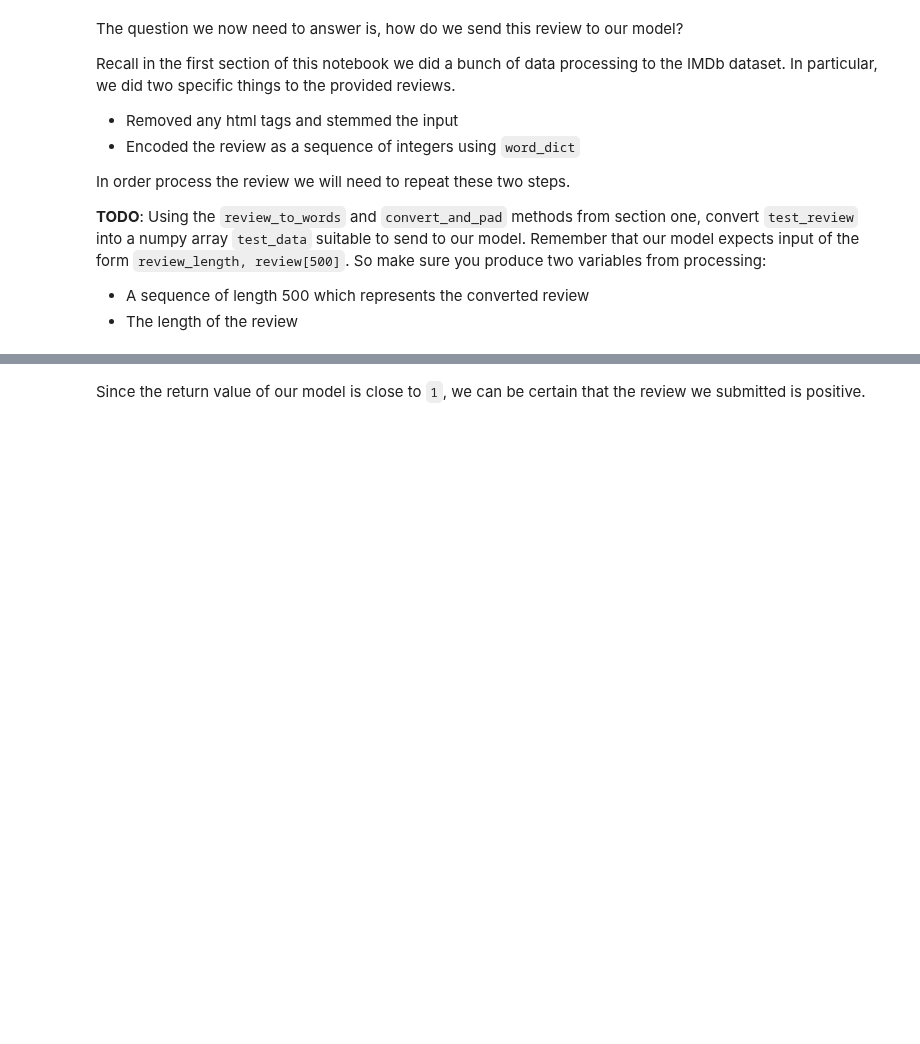
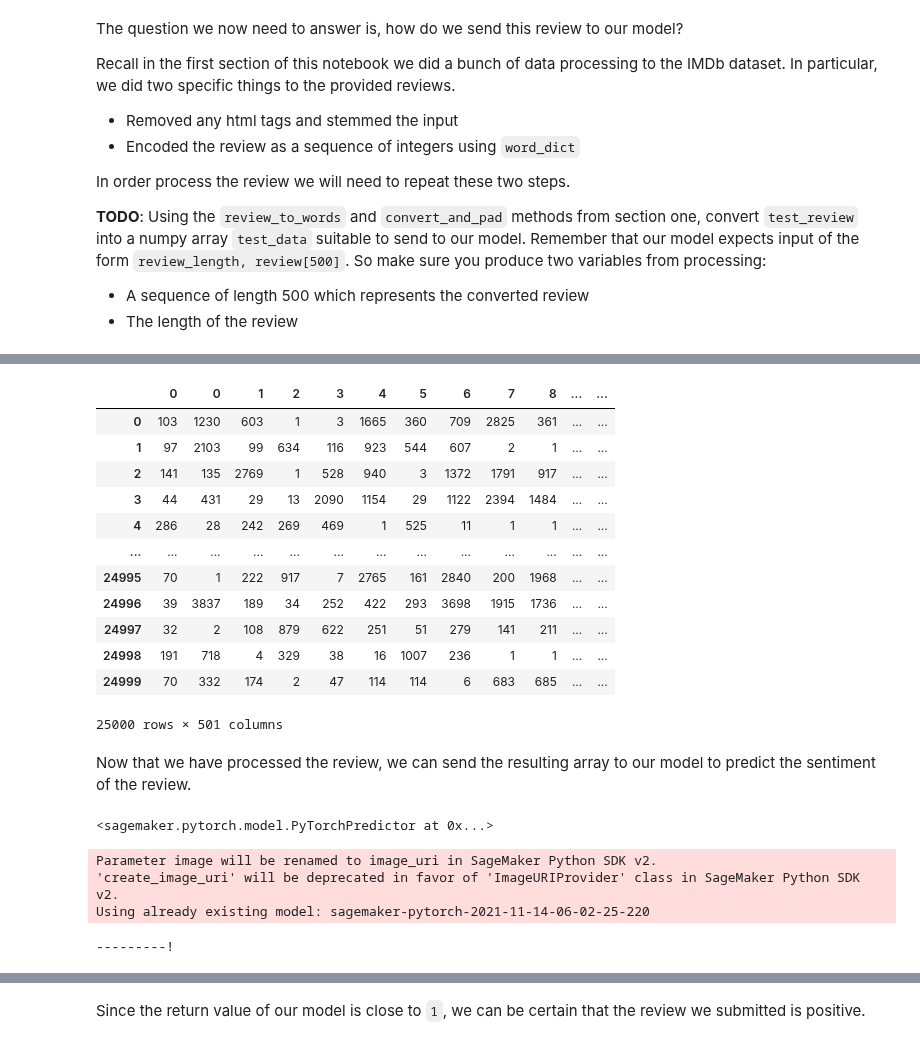
Before and after one commit to engrkassar/3.MLND_Machine_Learning_in_Production, a Jupyter notebook: Project/SageMaker Project Solution.ipynb, the cells around one changed output, grey strips where cells are left out. Drawn from its saved outputs; the diff is of its cells as text; code cells hidden in the pictures; blank space fills up the shorter version.

Commit message:
Review1

```diff
--- a/Project/SageMaker Project Solution.ipynb
+++ b/Project/SageMaker Project Solution.ipynb
@@ -673,0 +695,29 @@ test_data
+# %%
+test_X
+# %% [output]
+|  | 0 | 0 | 1 | 2 | 3 | 4 | 5 | 6 | 7 | 8 | ... | ... |
+| 0 | 103 | 1230 | 603 | 1 | 3 | 1665 | 360 | 709 | 2825 | 361 | ... | ... |
+| 1 | 97 | 2103 | 99 | 634 | 116 | 923 | 544 | 607 | 2 | 1 | ... | ... |
+| 2 | 141 | 135 | 2769 | 1 | 528 | 940 | 3 | 1372 | 1791 | 917 | ... | ... |
+| 3 | 44 | 431 | 29 | 13 | 2090 | 1154 | 29 | 1122 | 2394 | 1484 | ... | ... |
+| 4 | 286 | 28 | 242 | 269 | 469 | 1 | 525 | 11 | 1 | 1 | ... | ... |
+| ... | ... | ... | ... | ... | ... | ... | ... | ... | ... | ... | ... | ... |
+| 24995 | 70 | 1 | 222 | 917 | 7 | 2765 | 161 | 2840 | 200 | 1968 | ... | ... |
+| 24996 | 39 | 3837 | 189 | 34 | 252 | 422 | 293 | 3698 | 1915 | 1736 | ... | ... |
+| 24997 | 32 | 2 | 108 | 879 | 622 | 251 | 51 | 279 | 141 | 211 | ... | ... |
+| 24998 | 191 | 718 | 4 | 329 | 38 | 16 | 1007 | 236 | 1 | 1 | ... | ... |
+| 24999 | 70 | 332 | 174 | 2 | 47 | 114 | 114 | 6 | 683 | 685 | ... | ... |
+25000 rows × 501 columns
+# %% [markdown]
+Now that we have processed the review, we can send the resulting array to our model to predict the sentiment of the review.
+# %%
+predictor
+# %% [output]
+<sagemaker.pytorch.model.PyTorchPredictor at 0x...>
+# %%
+predictor = estimator.deploy(initial_instance_count = 1, instance_type = 'ml.p2.xlarge')
+# %% [output]
+Parameter image will be renamed to image_uri in SageMaker Python SDK v2.
+'create_image_uri' will be deprecated in favor of 'ImageURIProvider' class in SageMaker Python SDK v2.
+Using already existing model: sagemaker-pytorch-2021-11-14-06-02-25-220
+---------!
```
Also changed, not shown: parts of 27 cells of this notebook.
